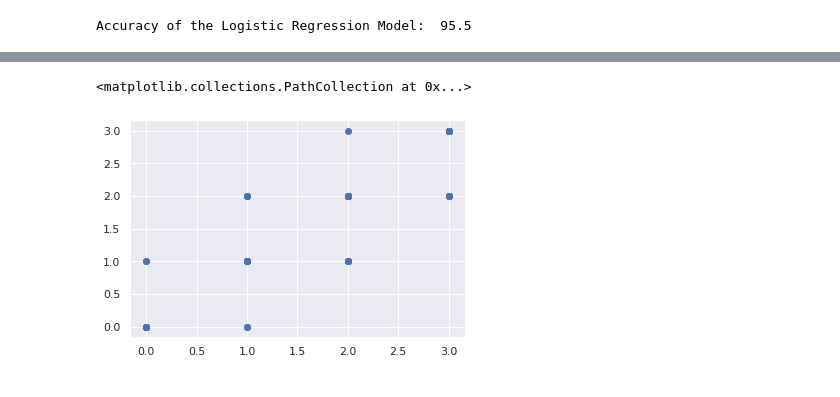
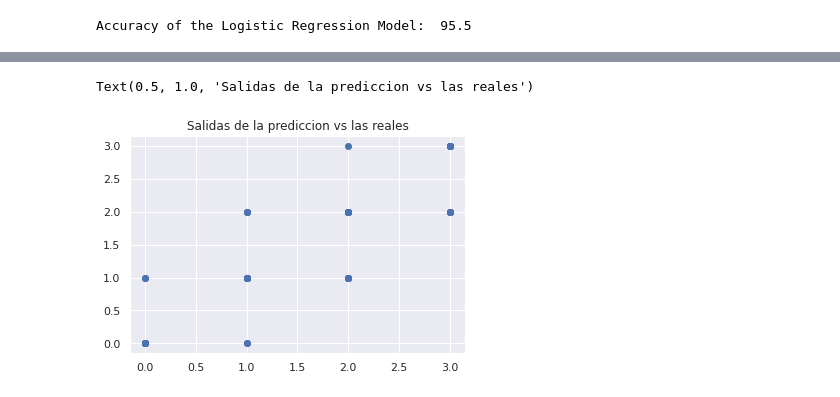
Before and after one commit to aestrad7/Classification_basic_v1, a Jupyter notebook: Classification1.ipynb, the cells around one changed output, grey strips where cells are left out. Cells and saved outputs as stored; diff of their text form; code cells hidden in the pictures.

```diff
--- a/Classification1.ipynb
+++ b/Classification1.ipynb
@@ -155,5 +159,6 @@ print(y_test)
 # %%
 plt.scatter(y_pred,y_test)
+plt.title("Salidas de la prediccion vs las reales")
 # %% [output]
-<matplotlib.collections.PathCollection at 0x...>
+Text(0.5, 1.0, 'Salidas de la prediccion vs las reales')
-[figure, old version]
+[figure, new version]
```
Also changed, not shown: parts of 6 cells of this notebook.
